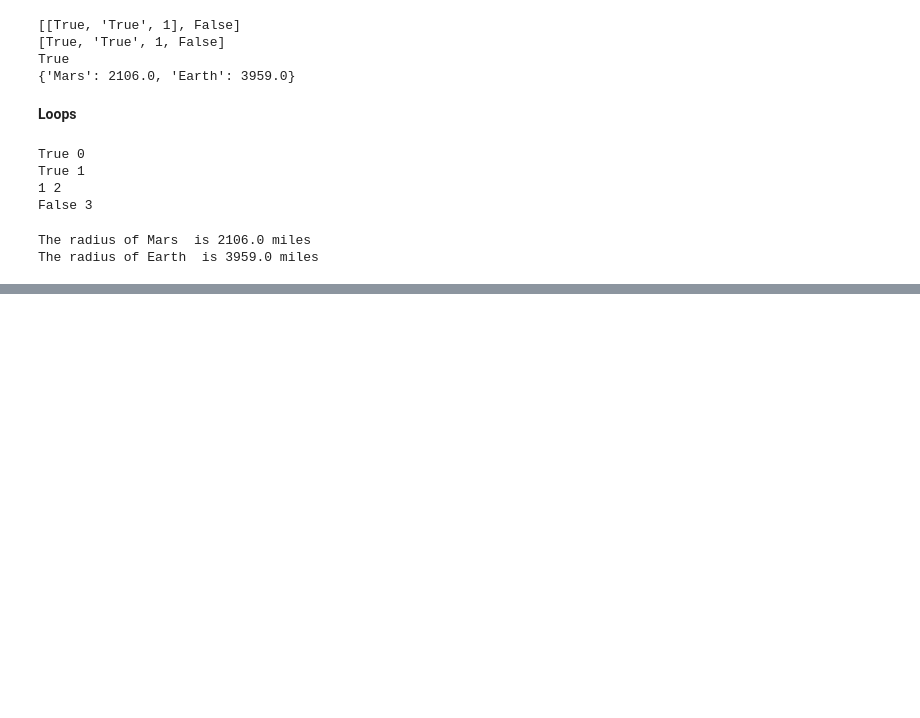
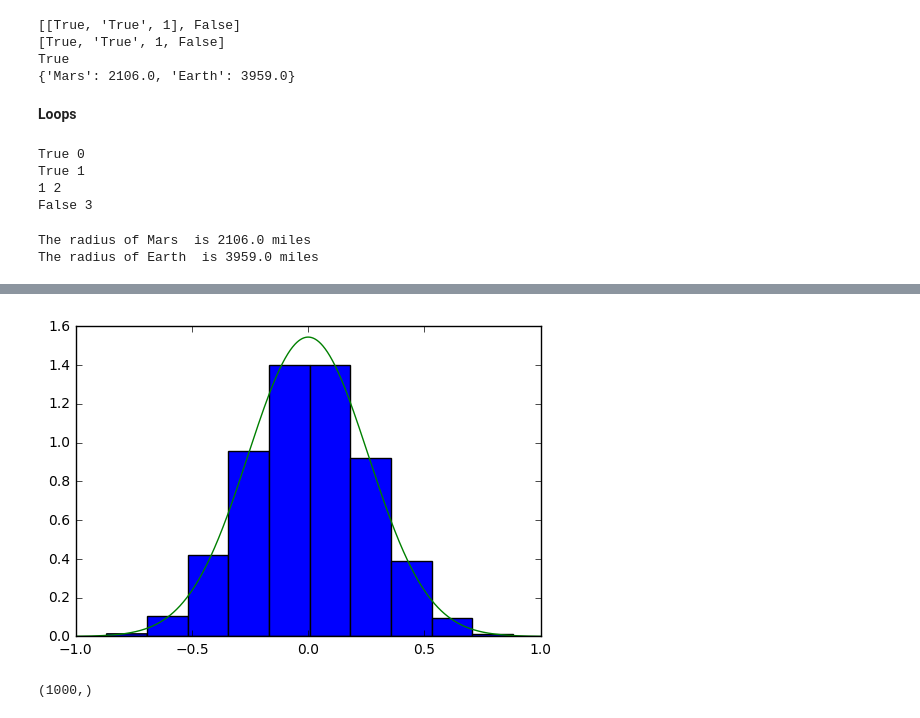
Before and after one commit to dhruvbalwada/data_science_exploration, a Jupyter notebook: basic_python.ipynb, the cells around one changed output, grey strips where cells are left out. Saved outputs shown, nothing was run; the diff lists cells and outputs as text; code cells hidden in the pictures; blank space fills up the shorter version.

```diff
--- a/basic_python.ipynb
+++ b/basic_python.ipynb
@@ -80,0 +119,12 @@ The radius of Earth  is 3959.0 miles
+# %%
+from scipy.stats import norm
+mu = 0
+sig = np.sqrt(4/60.0)
+xs = np.linspace(-1,1,1000)
+ys = norm.pdf(xs,mu,sig)
+
+plt.hist(means, normed = True)
+plt.plot(xs, ys)
+plt.show()
+# %% [output]
+[figure, added]
@@ -80,0 +142,4 @@ The radius of Earth  is 3959.0 miles
+# %%
+A = score_logistic_regression(X,beta)
+# %% [output]
+(1000,)
```
Also changed, not shown: parts of 17 cells of this notebook.
